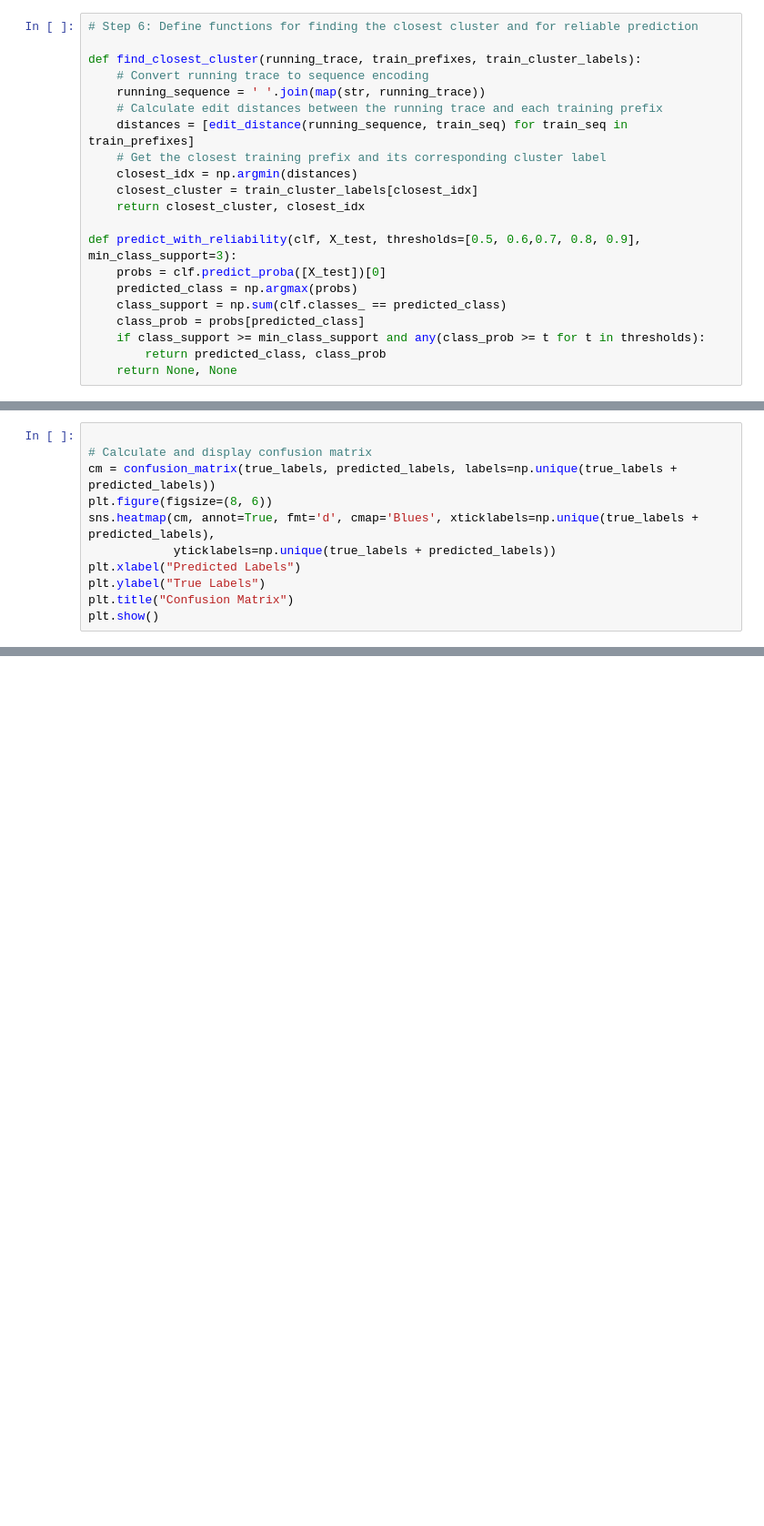
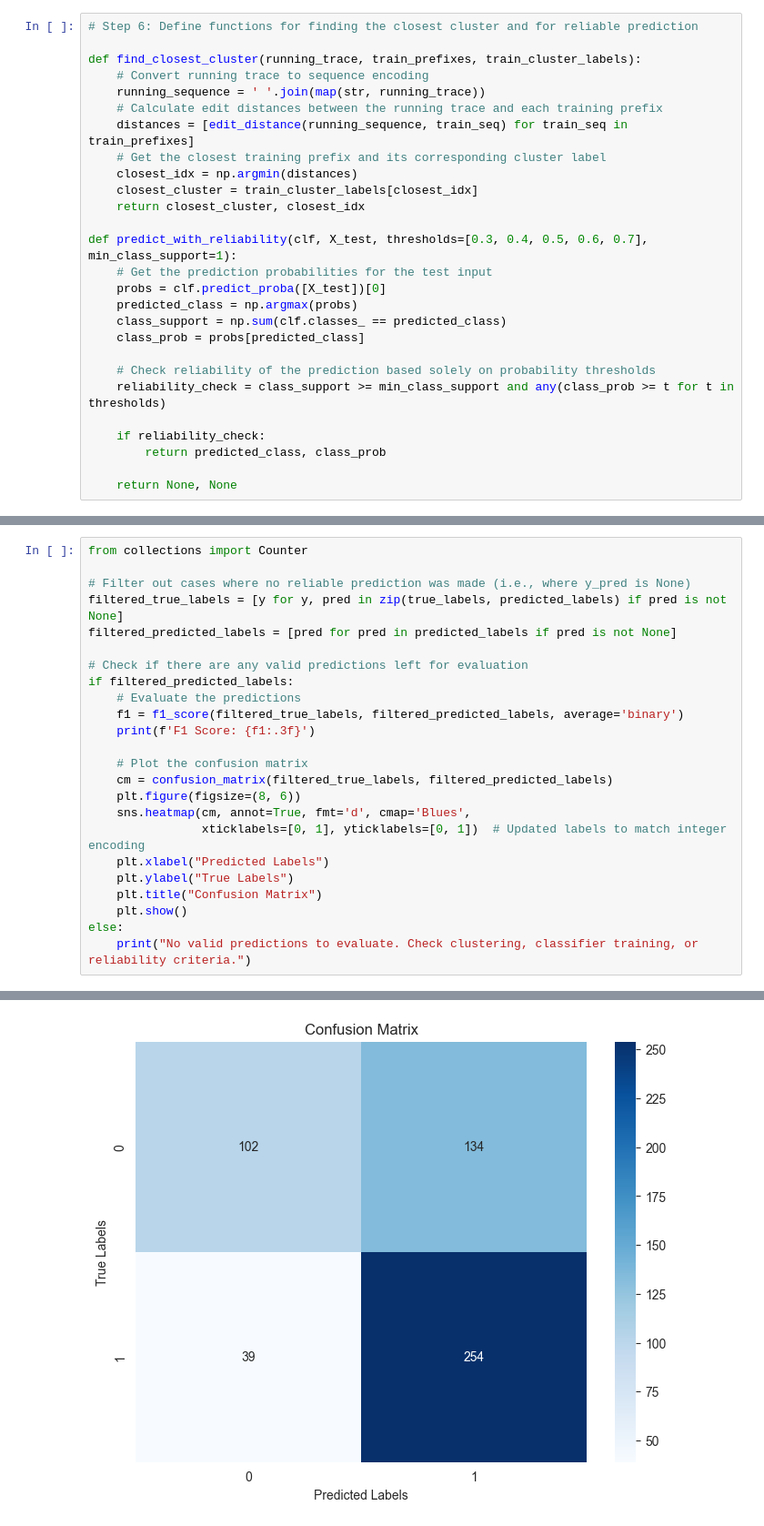
Before and after one commit to GeorgeAntono/Predictive_Process_Mining, a Jupyter notebook: DBSCAN_DT.ipynb, the cells around one changed output, grey strips where cells are left out. Shown: that part at 91% size. Drawn from its saved outputs; the diff is of its cells as text; blank space fills up the shorter version.

Commit message:
Fixed the correct order for encoding and added 'Missing' instead 'Missing'instead of -1. Fixed true labels from string to int 0 and 1. Lowered class_support and thresholds.

```diff
--- a/DBSCAN_DT.ipynb
+++ b/DBSCAN_DT.ipynb
@@ -297,13 +260,19 @@ def find_closest_cluster(running_trace, train_prefixes, train_cluster_labels):
     closest_cluster = train_cluster_labels[closest_idx]
     return closest_cluster, closest_idx
 
-def predict_with_reliability(clf, X_test, thresholds=[0.5, 0.6,0.7, 0.8, 0.9], min_class_support=3):
+def predict_with_reliability(clf, X_test, thresholds=[0.3, 0.4, 0.5, 0.6, 0.7], min_class_support=1):
+    # Get the prediction probabilities for the test input
     probs = clf.predict_proba([X_test])[0]
     predicted_class = np.argmax(probs)
     class_support = np.sum(clf.classes_ == predicted_class)
     class_prob = probs[predicted_class]
-    if class_support >= min_class_support and any(class_prob >= t for t in thresholds):
+
+    # Check reliability of the prediction based solely on probability thresholds
+    reliability_check = class_support >= min_class_support and any(class_prob >= t for t in thresholds)
+
+    if reliability_check:
         return predicted_class, class_prob
+
     return None, None
 # %%
 # Inspect keys in lf_map
@@ -399,11 +281,0 @@ ValueError: Classification metrics can't handle a mix of binary and unknown targ
-# %%
-
-# Calculate and display confusion matrix
-cm = confusion_matrix(true_labels, predicted_labels, labels=np.unique(true_labels + predicted_labels))
-plt.figure(figsize=(8, 6))
-sns.heatmap(cm, annot=True, fmt='d', cmap='Blues', xticklabels=np.unique(true_labels + predicted_labels),
-            yticklabels=np.unique(true_labels + predicted_labels))
-plt.xlabel("Predicted Labels")
-plt.ylabel("True Labels")
-plt.title("Confusion Matrix")
-plt.show()
@@ -462,0 +444,25 @@ for test_trace in test_log.groupby('case:concept:name')['Activity code'].apply(l
+# %%
+from collections import Counter
+
+# Filter out cases where no reliable prediction was made (i.e., where y_pred is None)
+filtered_true_labels = [y for y, pred in zip(true_labels, predicted_labels) if pred is not None]
+filtered_predicted_labels = [pred for pred in predicted_labels if pred is not None]
+
+# Check if there are any valid predictions left for evaluation
+if filtered_predicted_labels:
+    # Evaluate the predictions
+    f1 = f1_score(filtered_true_labels, filtered_predicted_labels, average='binary')
+    print(f'F1 Score: {f1:.3f}')
+
+    # Plot the confusion matrix
+    cm = confusion_matrix(filtered_true_labels, filtered_predicted_labels)
+    plt.figure(figsize=(8, 6))
+    sns.heatmap(cm, annot=True, fmt='d', cmap='Blues',
+                xticklabels=[0, 1], yticklabels=[0, 1])  # Updated labels to match integer encoding
+    plt.xlabel("Predicted Labels")
+    plt.ylabel("True Labels")
+    plt.title("Confusion Matrix")
+    plt.show()
+else:
+    print("No valid predictions to evaluate. Check clustering, classifier training, or reliability criteria.")
+# %% [output]
@@ -462,0 +470 @@ for test_trace in test_log.groupby('case:concept:name')['Activity code'].apply(l
+[figure, added]
```
Also changed, not shown: parts of 22 cells of this notebook.
